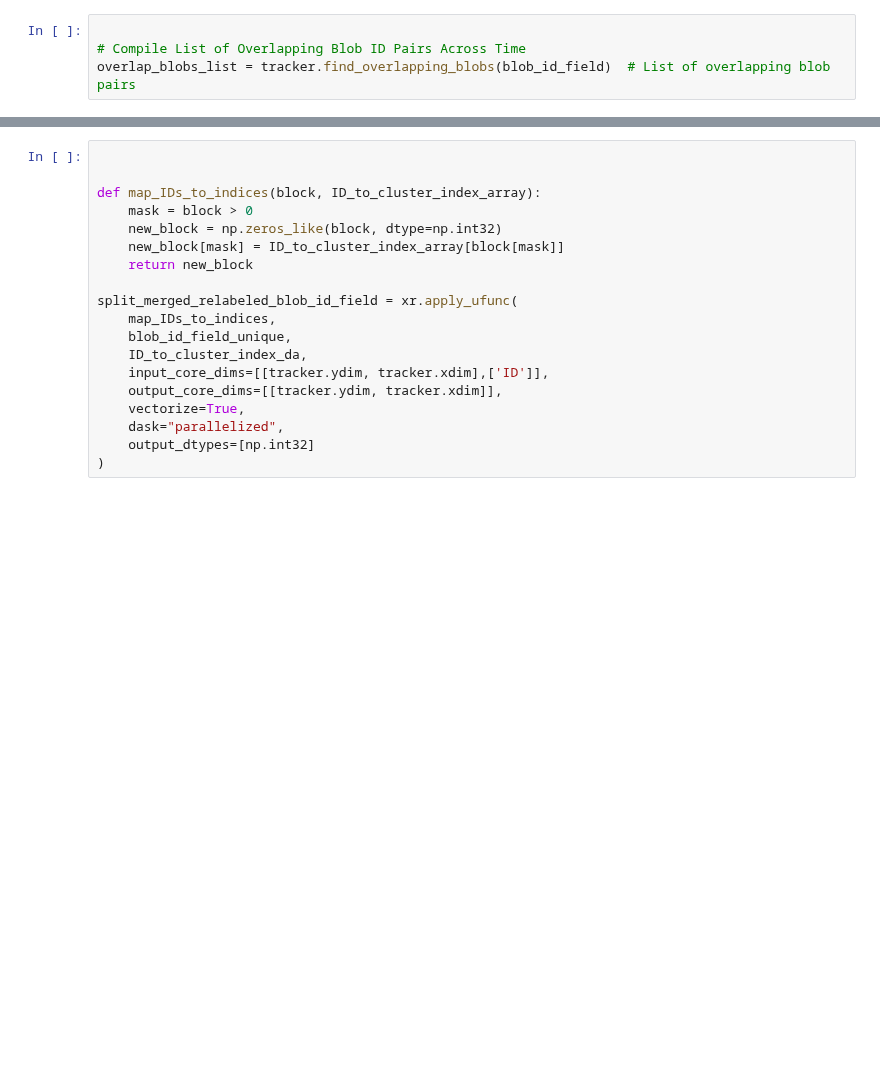
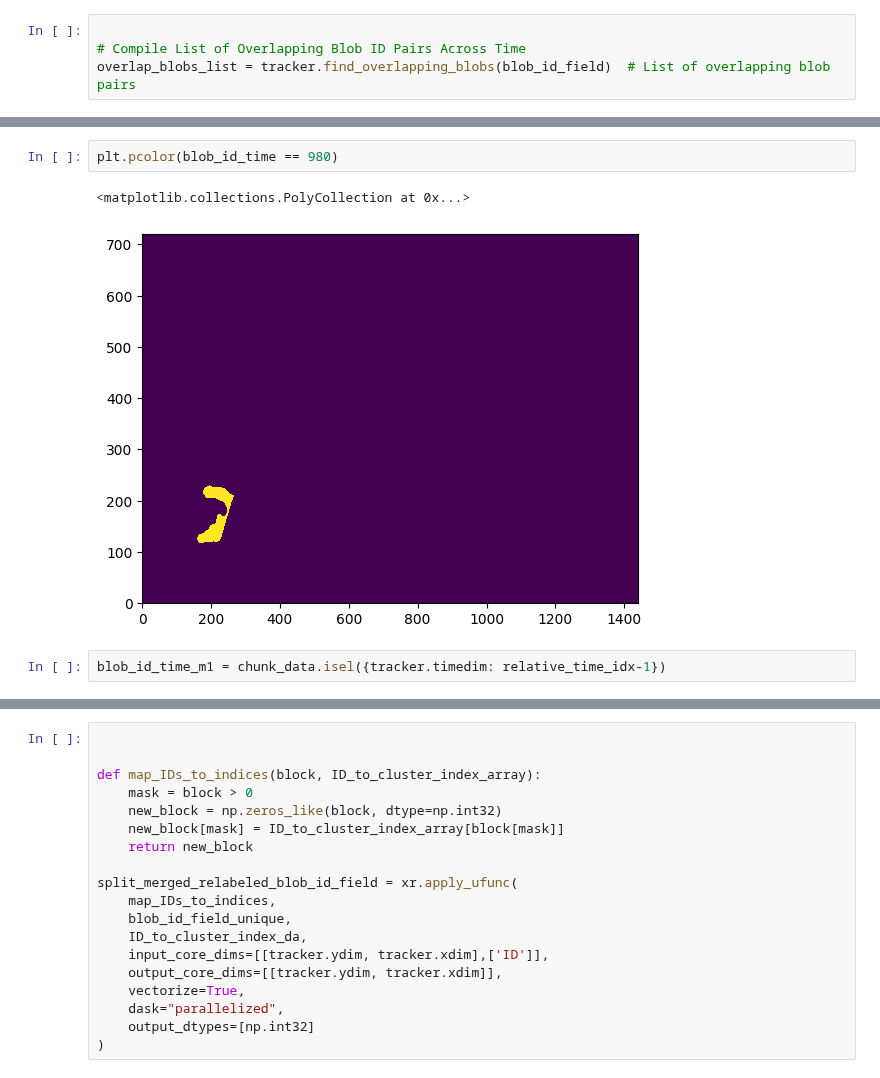
Before and after one commit to wienkers/spot_the_blOb, a Jupyter notebook: notebooks/02_id_track_events.ipynb, the cells around one changed output, grey strips where cells are left out. Saved outputs shown, nothing was run; the diff lists cells and outputs as text; blank space fills up the shorter version.

```diff
--- a/notebooks/02_id_track_events.ipynb
+++ b/notebooks/02_id_track_events.ipynb
@@ -189,0 +294,7 @@ plt.plot(ID_to_cluster_index_array == 1)
+# %%
+plt.pcolor(blob_id_time == 980)
+# %% [output]
+<matplotlib.collections.PolyCollection at 0x...>
+[figure, added]
+# %%
+blob_id_time_m1 = chunk_data.isel({tracker.timedim: relative_time_idx-1})
```
Also changed, not shown: parts of 34 cells of this notebook, 1 other file.
